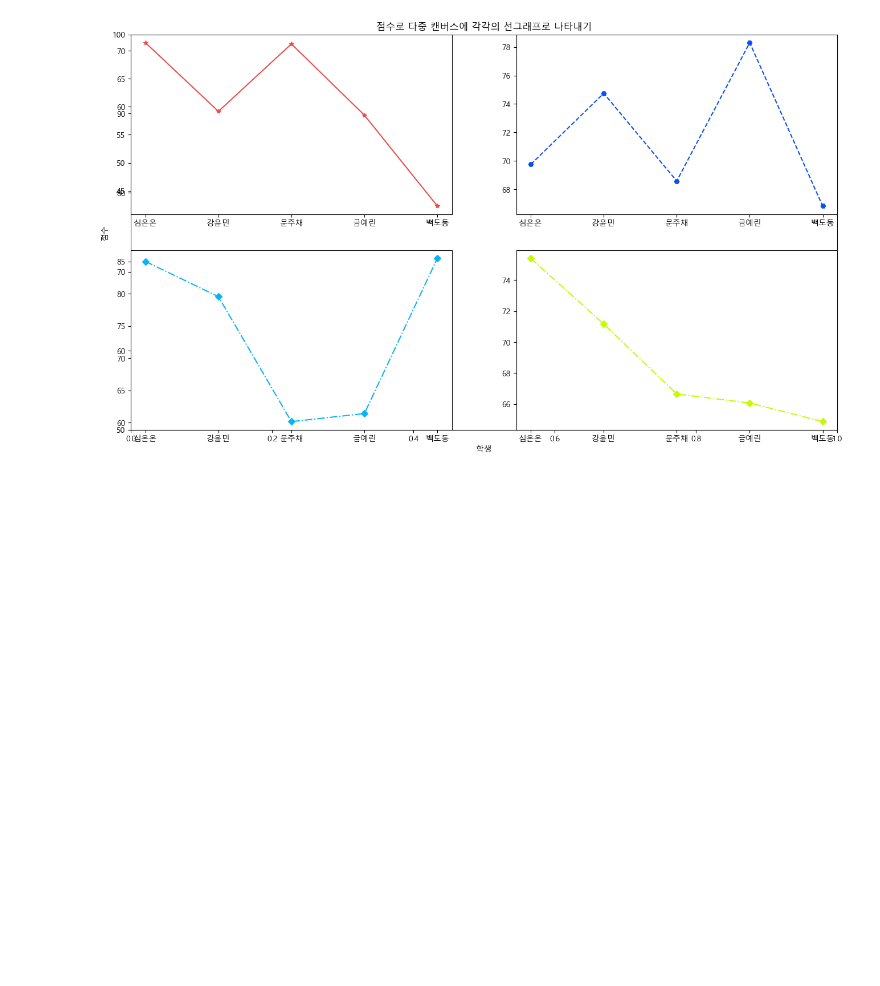
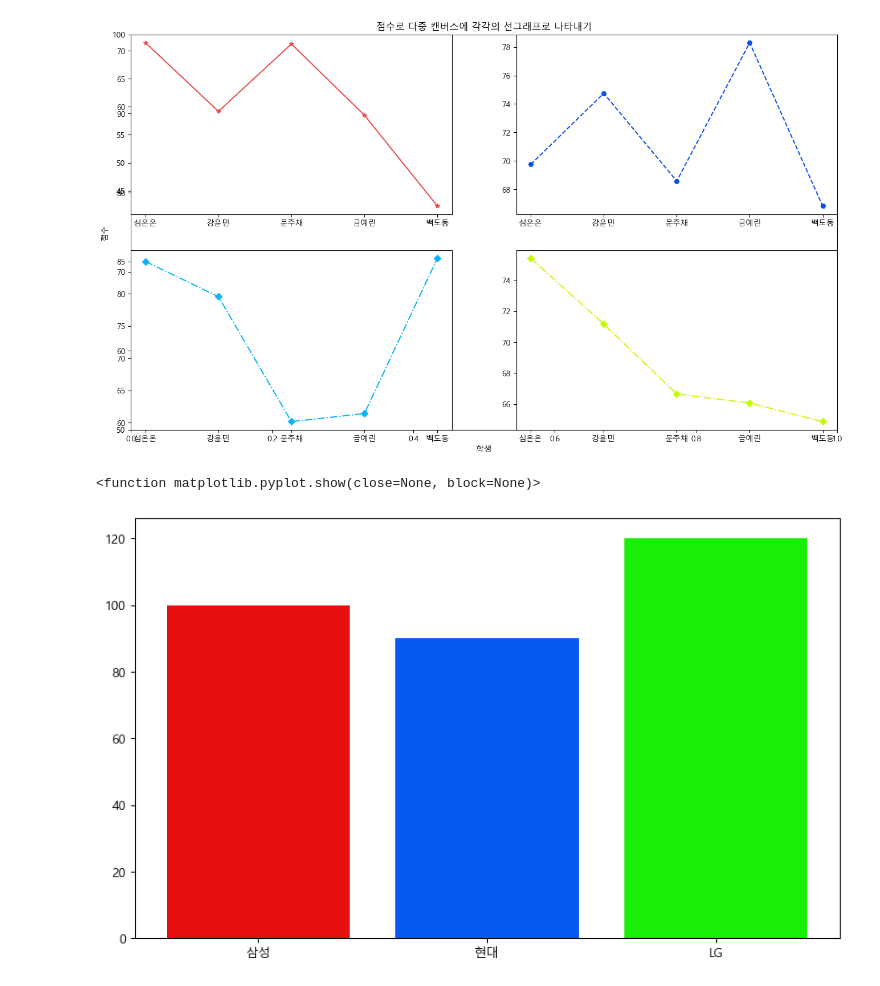
Before and after one commit to JongJin-Choi/python_aice, a Jupyter notebook: score_test.ipynb, the cells around one changed output. Drawn from its saved outputs; the diff is of its cells as text; code cells hidden in the pictures; blank space fills up the shorter version.

```diff
--- a/score_test.ipynb
+++ b/score_test.ipynb
@@ -547,3 +547,14 @@ plt.plot(df_class1['이름'],df_class1['평균'],label='평균',ls='-.', marker=
 plt.show()
 # %% [output]
 [figure]
+# %%
+#막대 그래프 그리기
+idx = ['삼성', '현대', 'LG'] # x축데이터
+values = [100, 90, 120] #y축 데이터
+colors = ["#e61010","#0759f1","#19ee06"]
+plt.figure(figsize= (10, 6))
+plt.bar(idx, values,color=colors)
+plt.show
+# %% [output]
+<function matplotlib.pyplot.show(close=None, block=None)>
+[figure, added]
```
Also changed, not shown: parts of 12 cells of this notebook, 2 other files.
